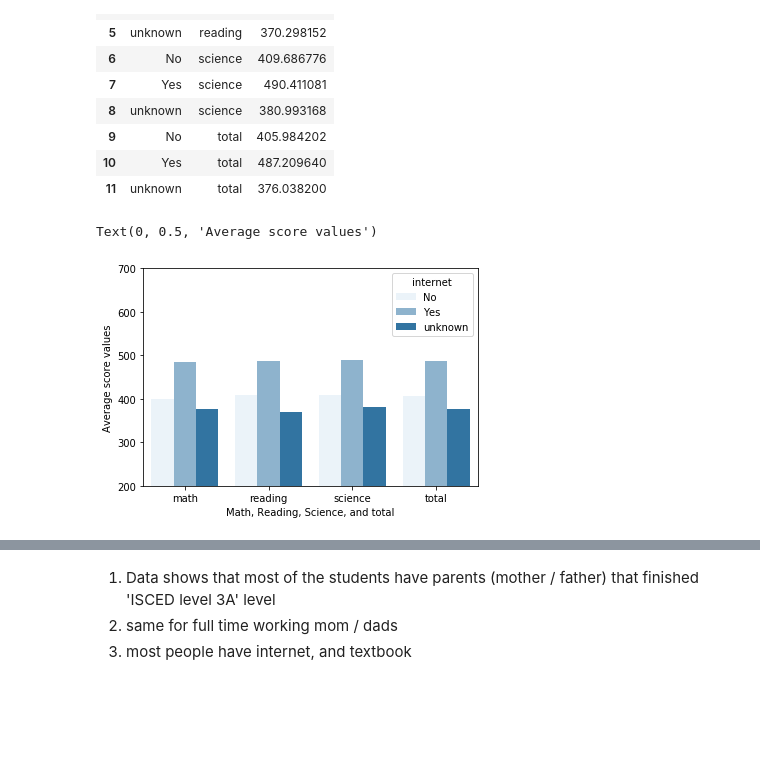
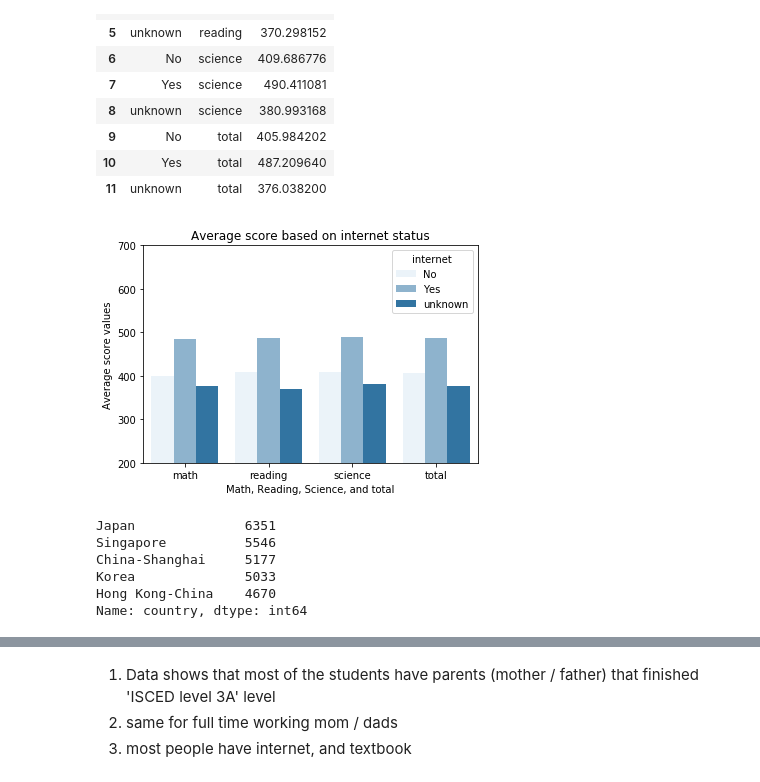
Before and after one commit to sattyani/UDACITY_DAND_PISA, a Jupyter notebook: Pisa Data Exploration.ipynb, the cells around one changed output, grey strips where cells are left out. Saved outputs shown, nothing was run; the diff lists cells and outputs as text; code cells hidden in the pictures; blank space fills up the shorter version.

```diff
--- a/Pisa Data Exploration.ipynb
+++ b/Pisa Data Exploration.ipynb
@@ -770,9 +784,22 @@ df_pisa_internet_melt
 # %%
 sb.barplot(data=df_pisa_internet_melt, x="variable",y="value",hue="internet",color=sb.color_palette()[0])
 plt.ylim(200,700)
-plt.xlabel('Math, Reading, Science, and total')
-plt.ylabel('Average score values')
+plt.xlabel('Math, Reading, Science, and total');
+plt.ylabel('Average score values');
+plt.title('Average score based on internet status');
 # %% [output]
-Text(0, 0.5, 'Average score values')
-[figure, old version]
+[figure, new version]
+# %%
+df_top_5_countries=df_pisa_clean.groupby('country').mean()[['math','reading','science','total']].sort_values(by='total', ascending=False).head(5)
+top_countries_list=df_top_5_countries.index.to_list()
+df_top_5_countries=df_top_5_countries.reset_index()
+df_top_5_countries=df_pisa_clean.loc[df_pisa_clean['country'].isin(top_countries_list)]
+df_top_5_countries['country'].value_counts()
+# %% [output]
+Japan              6351
+Singapore          5546
+China-Shanghai     5177
+Korea              5033
+Hong Kong-China    4670
+Name: country, dtype: int64
 # %%
```
Also changed, not shown: parts of 24 cells of this notebook, 6 other files.
